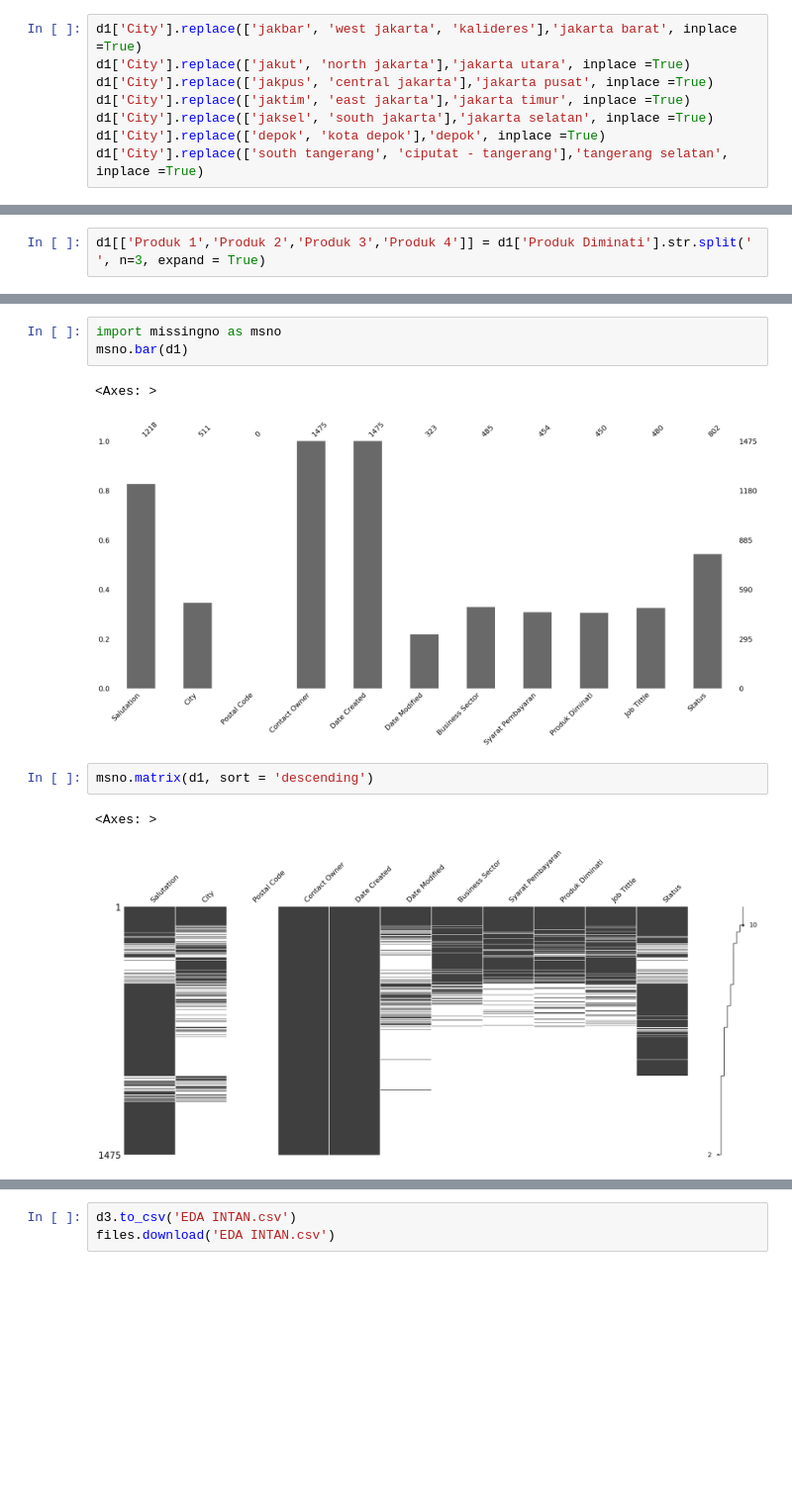
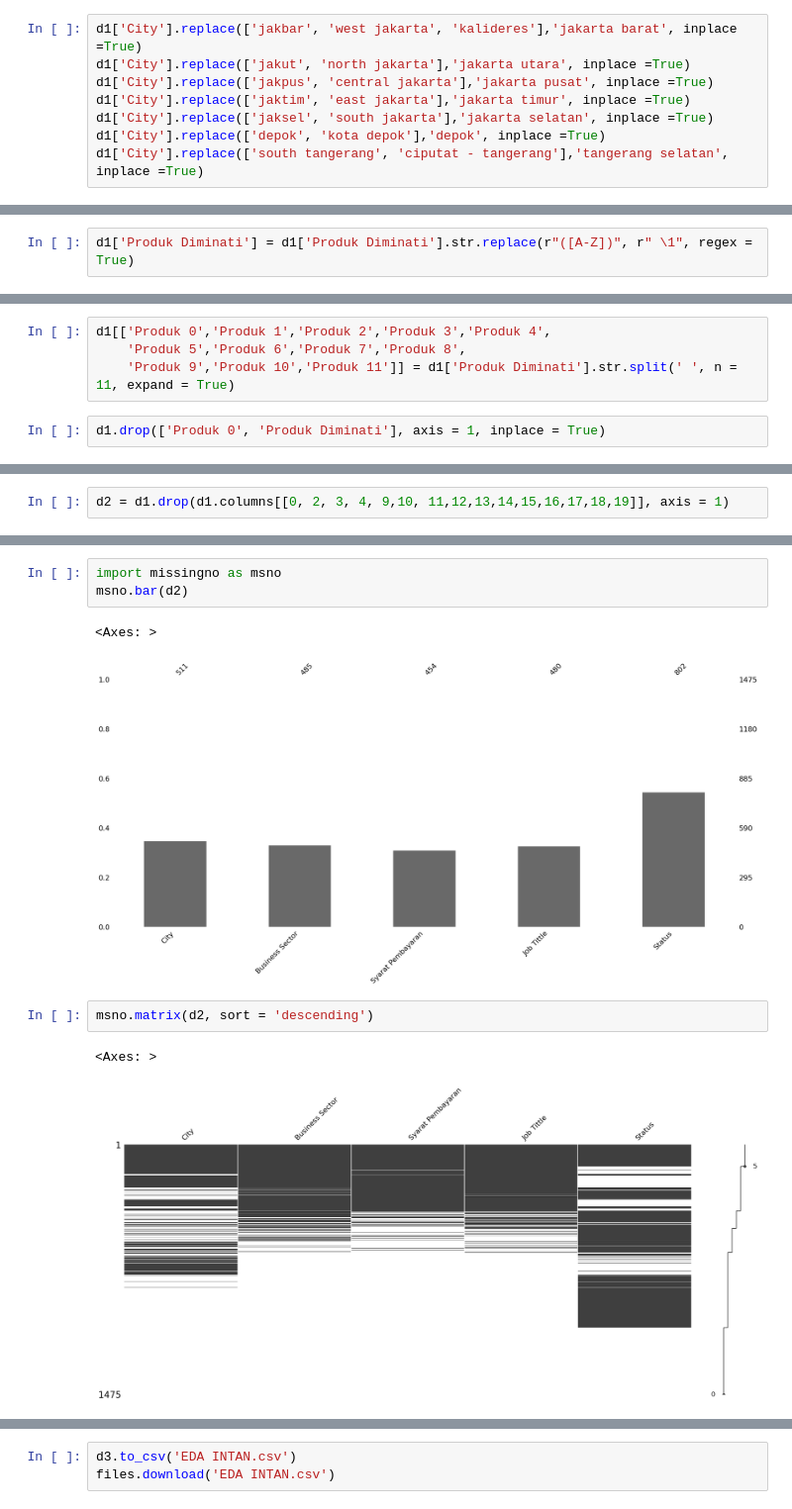
Before and after one commit to RetsyaLapiza/EDA-Data-Customer, a Jupyter notebook: EDA1/Portofolio_1_Customer_PT_XXX_.ipynb, the cells around one changed output, grey strips where cells are left out. Shown: that part at 99% size. Drawn from its saved outputs; the diff is of its cells as text; blank space fills up the shorter version.

```diff
--- a/EDA1/Portofolio_1_Customer_PT_XXX_.ipynb
+++ b/EDA1/Portofolio_1_Customer_PT_XXX_.ipynb
@@ -189,0 +173,2 @@ d1['Produk Diminati'] = d1['Produk Diminati'].str.strip()
+# %%
+d1['Produk Diminati'] = d1['Produk Diminati'].str.replace(r"([A-Z])", r" \1", regex = True)
@@ -190,2 +210,6 @@ d1['Produk Diminati'] = d1['Produk Diminati'].str.strip()
 # %%
-d1[['Produk 1','Produk 2','Produk 3','Produk 4']] = d1['Produk Diminati'].str.split(' ', n=3, expand = True)
+d1[['Produk 0','Produk 1','Produk 2','Produk 3','Produk 4',
+    'Produk 5','Produk 6','Produk 7','Produk 8',
+    'Produk 9','Produk 10','Produk 11']] = d1['Produk Diminati'].str.split(' ', n = 11, expand = True)
+# %%
+d1.drop(['Produk 0', 'Produk Diminati'], axis = 1, inplace = True)
@@ -211 +276,3 @@ d1.sample(15).transpose()
+# %%
+d2 = d1.drop(d1.columns[[0, 2, 3, 4, 9,10, 11,12,13,14,15,16,17,18,19]], axis = 1)
 # %%
@@ -227,13 +288,13 @@ Status                45.627119
 dtype: float64
 # %%
 import missingno as msno
-msno.bar(d1)
+msno.bar(d2)
 # %% [output]
 <Axes: >
-[figure, old version]
+[figure, new version]
 # %%
-msno.matrix(d1, sort = 'descending')
+msno.matrix(d2, sort = 'descending')
 # %% [output]
 <Axes: >
-[figure, old version]
+[figure, new version]
 # %%
```
Also changed, not shown: parts of 26 cells of this notebook.
